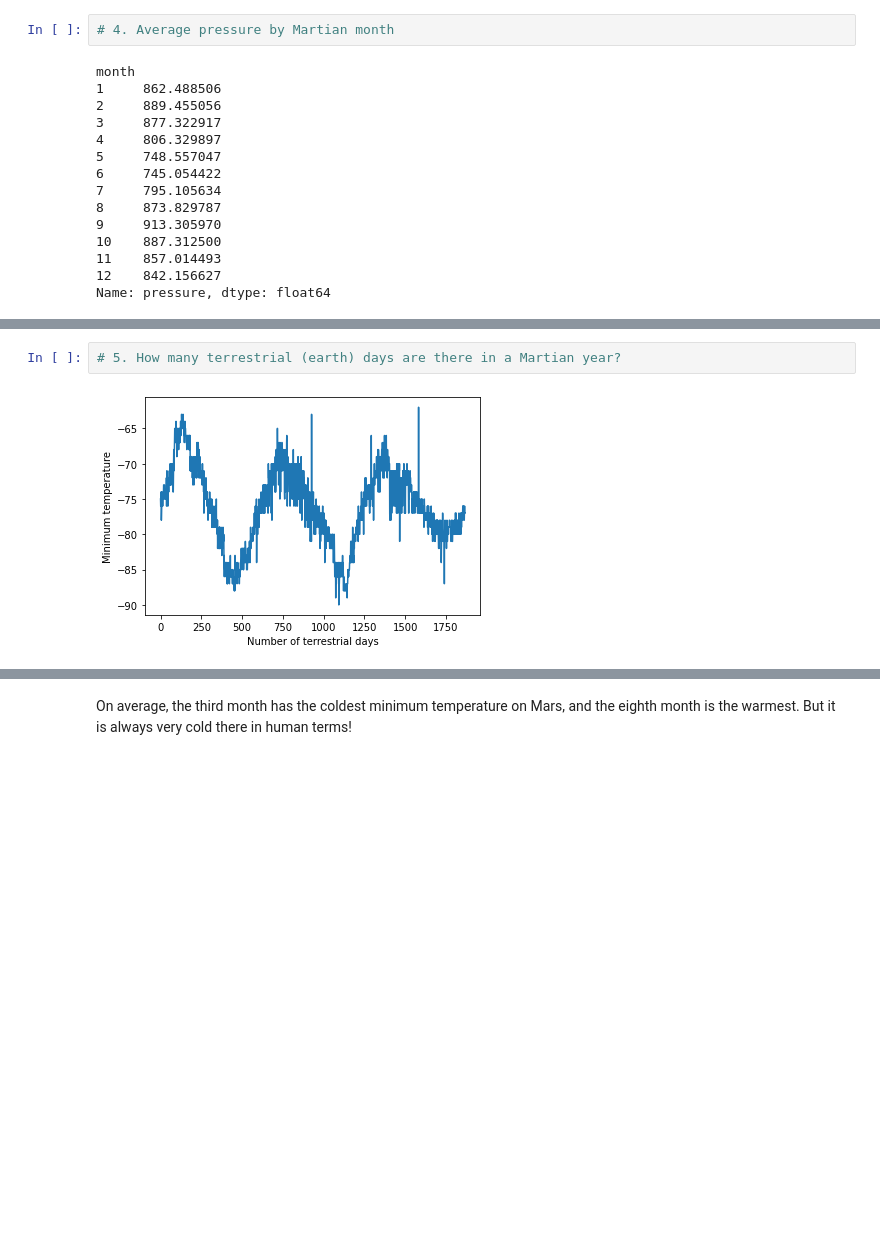
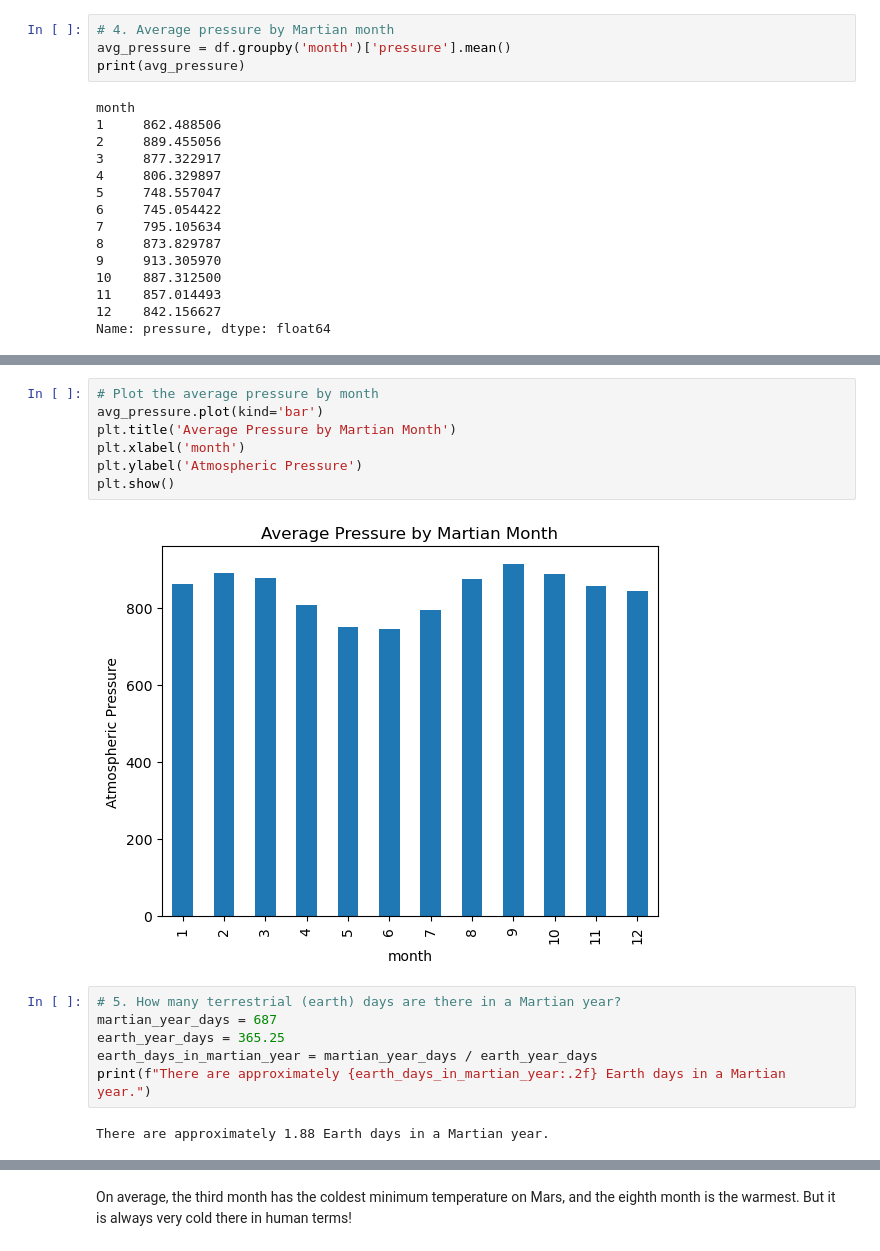
Before and after one commit to WoyramA/Mission-to-Mars, a Jupyter notebook: Deliverables/part_2_mars_weather.ipynb, the cells around one changed output, grey strips where cells are left out. Drawn from its saved outputs; the diff is of its cells as text; blank space fills up the shorter version.

```diff
--- a/Deliverables/part_2_mars_weather.ipynb
+++ b/Deliverables/part_2_mars_weather.ipynb
@@ -155,5 +280,7 @@ Name: min_temp, dtype: float64
 # %%
 # 4. Average pressure by Martian month
+avg_pressure = df.groupby('month')['pressure'].mean()
+print(avg_pressure)
 # %% [output]
 month
 1     862.488506
@@ -176,4 +299,17 @@ Name: pressure, dtype: float64
+# %%
+# Plot the average pressure by month
+avg_pressure.plot(kind='bar')
+plt.title('Average Pressure by Martian Month')
+plt.xlabel('month')
+plt.ylabel('Atmospheric Pressure')
+plt.show()
+# %% [output]
+[figure, added]
 # %%
 # 5. How many terrestrial (earth) days are there in a Martian year?
+martian_year_days = 687
+earth_year_days = 365.25
+earth_days_in_martian_year = martian_year_days / earth_year_days
+print(f"There are approximately {earth_days_in_martian_year:.2f} Earth days in a Martian year.")
 # %% [output]
-[figure, removed]
+There are approximately 1.88 Earth days in a Martian year.
```
Also changed, not shown: parts of 22 cells of this notebook, 2 other files.
